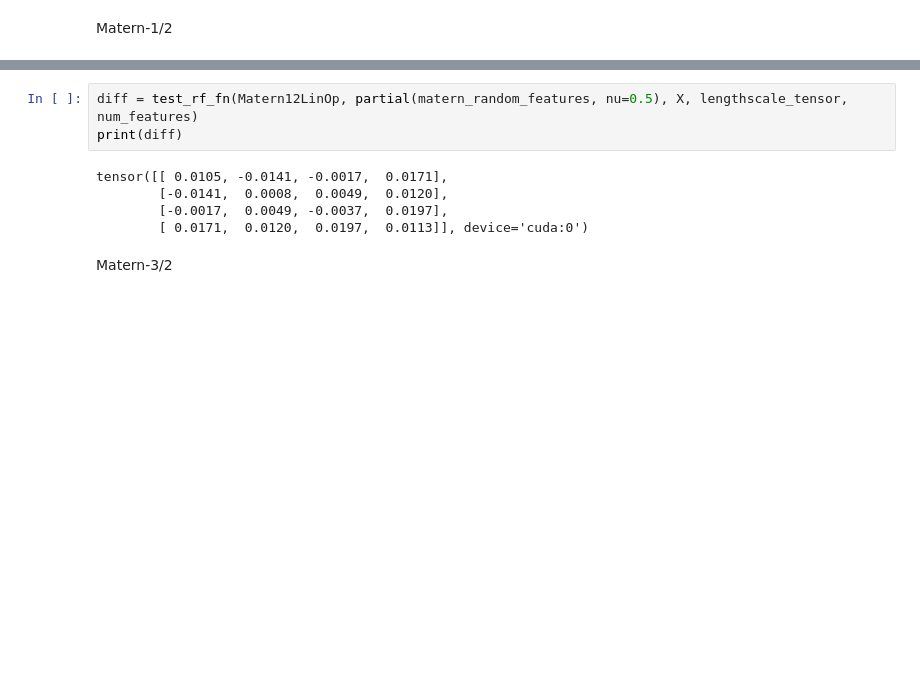
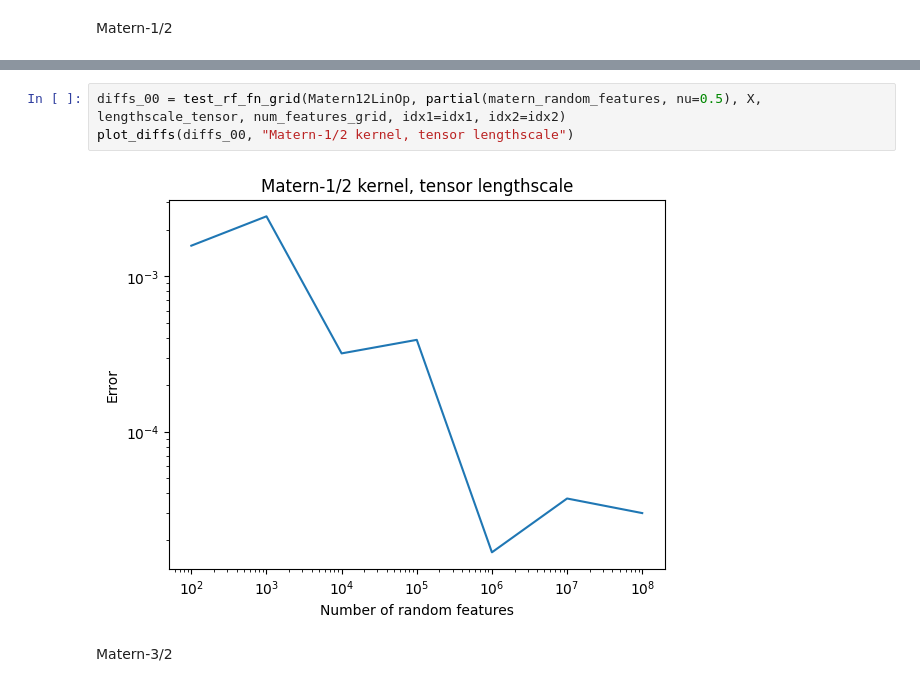
Before and after one commit to pratikrathore8/scalable_gp_inference, a Jupyter notebook: test_random_features.ipynb, the cells around one changed output, grey strips where cells are left out. Drawn from its saved outputs; the diff is of its cells as text; blank space fills up the shorter version.

```diff
--- a/test_random_features.ipynb
+++ b/test_random_features.ipynb
@@ -88,11 +99,8 @@ tensor([[ 0.0031,  0.0043, -0.0163,  0.0186],
 # %%
-diff = test_rf_fn(Matern12LinOp, partial(matern_random_features, nu=0.5), X, lengthscale_tensor, num_features)
-print(diff)
+diffs_00 = test_rf_fn_grid(Matern12LinOp, partial(matern_random_features, nu=0.5), X, lengthscale_tensor, num_features_grid, idx1=idx1, idx2=idx2)
+plot_diffs(diffs_00, "Matern-1/2 kernel, tensor lengthscale")
 # %% [output]
-tensor([[ 0.0105, -0.0141, -0.0017,  0.0171],
-        [-0.0141,  0.0008,  0.0049,  0.0120],
-        [-0.0017,  0.0049, -0.0037,  0.0197],
-        [ 0.0171,  0.0120,  0.0197,  0.0113]], device='cuda:0')
+[figure, added]
 # %% [markdown]
 Matern-3/2
 # %%
```
Also changed, not shown: parts of 12 cells of this notebook.
